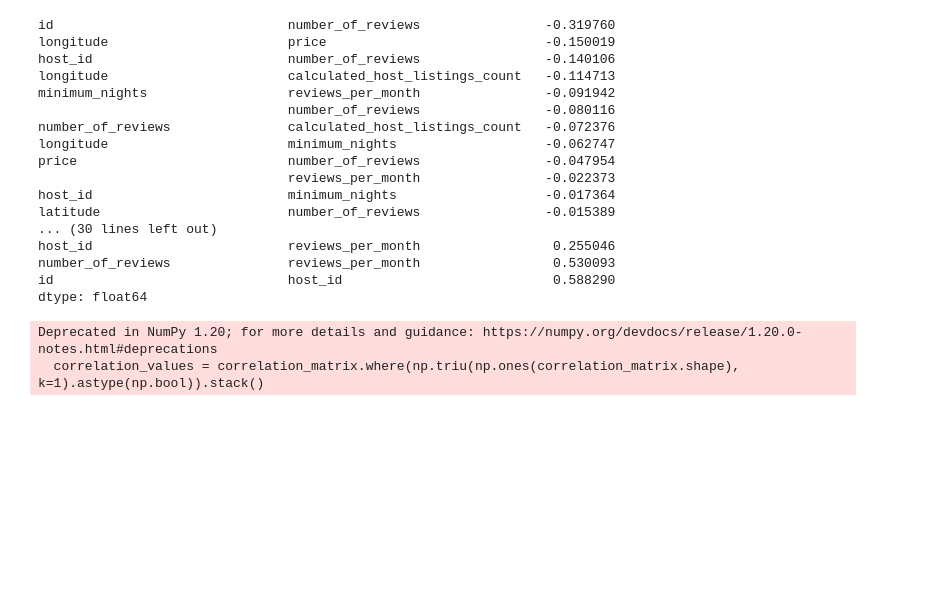
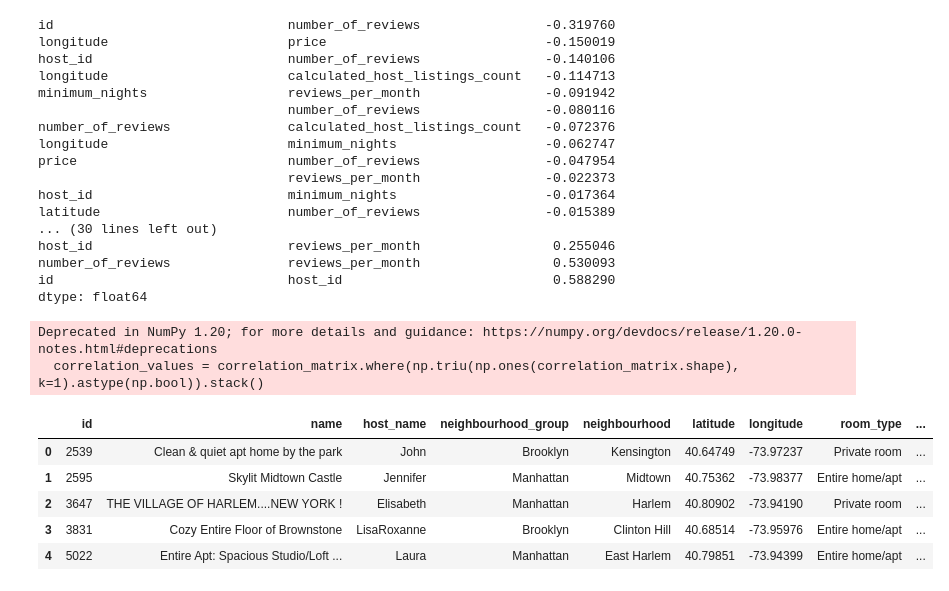
Before and after one commit to divyansh-ag-03/IAIML, a Jupyter notebook: IAIML_Experiment_2.ipynb, the cells around one changed output. Drawn from its saved outputs; the diff is of its cells as text; code cells hidden in the pictures; blank space fills up the shorter version.

```diff
--- a/IAIML_Experiment_2.ipynb
+++ b/IAIML_Experiment_2.ipynb
@@ -179,0 +173,9 @@ Deprecated in NumPy 1.20; for more details and guidance: https://numpy.org/devdo
+# %%
+df.head()
+# %% [output]
+|  | id | name | host_name | neighbourhood_group | neighbourhood | latitude | longitude | room_type | ... |
+| 0 | 2539 | Clean & quiet apt home by the park | John | Brooklyn | Kensington | 40.64749 | -73.97237 | Private room | ... |
+| 1 | 2595 | Skylit Midtown Castle | Jennifer | Manhattan | Midtown | 40.75362 | -73.98377 | Entire home/apt | ... |
+| 2 | 3647 | THE VILLAGE OF HARLEM....NEW YORK ! | Elisabeth | Manhattan | Harlem | 40.80902 | -73.94190 | Private room | ... |
+| 3 | 3831 | Cozy Entire Floor of Brownstone | LisaRoxanne | Brooklyn | Clinton Hill | 40.68514 | -73.95976 | Entire home/apt | ... |
+| 4 | 5022 | Entire Apt: Spacious Studio/Loft ... | Laura | Manhattan | East Harlem | 40.79851 | -73.94399 | Entire home/apt | ... |
```
Also changed, not shown: parts of 21 cells of this notebook.
